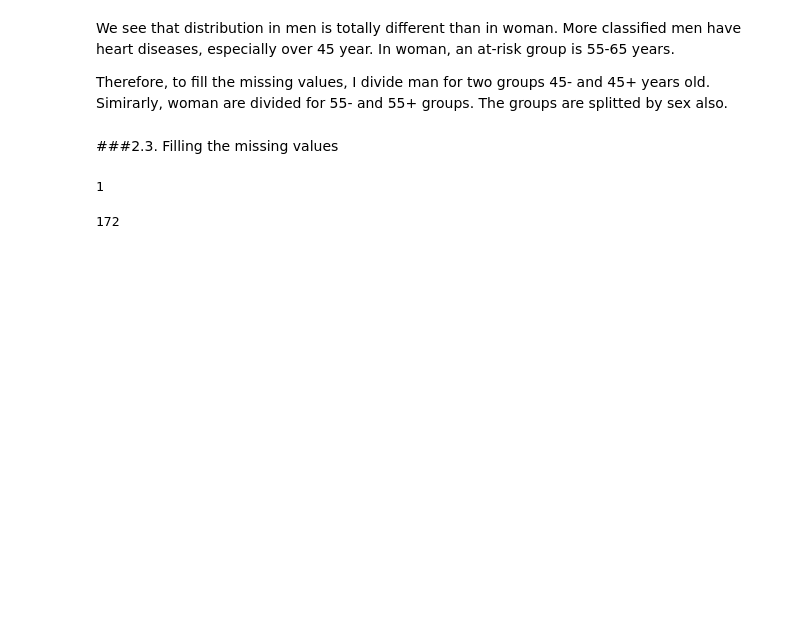
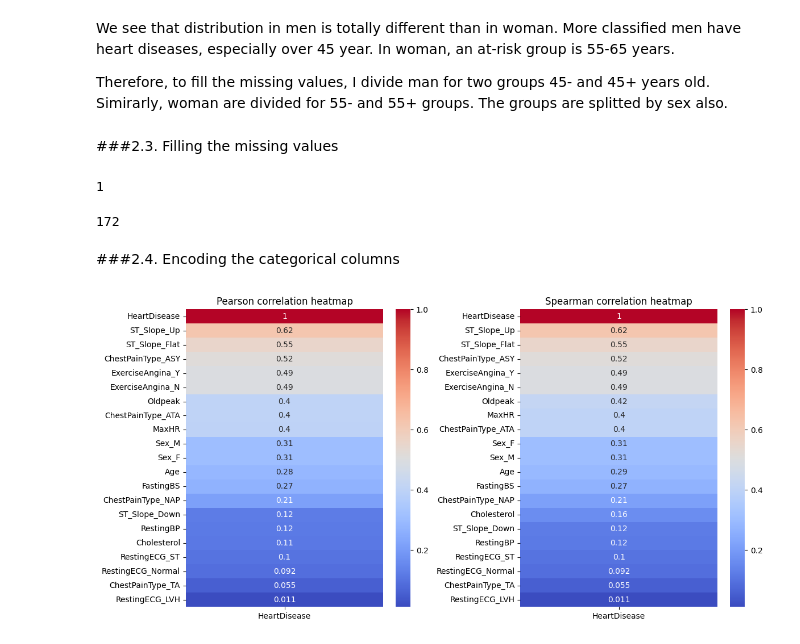
Before and after one commit to Krzesimir13/DataQuest, a Jupyter notebook: heart_disease_ML.ipynb, the cells around one changed output. Drawn from its saved outputs; the diff is of its cells as text; code cells hidden in the pictures; blank space fills up the shorter version.

```diff
--- a/heart_disease_ML.ipynb
+++ b/heart_disease_ML.ipynb
@@ -278,5 +285,28 @@ heart[['RestingBP', 'Cholesterol']] = heart[['RestingBP', 'Cholesterol']].replac
 # %%
-heart[['RestingBP', 'Cholesterol']] = heart.groupby(
-    ['Sex', 'Age', 'HeartDisease'])[['RestingBP', 'Cholesterol']].transform(
-        lambda x: x.fillna('median')
-    )
+heart[['RestingBP', 'Cholesterol']] = heart[['RestingBP', 'Cholesterol']].fillna(
+    heart.groupby(['Sex', 'AgeGroup', 'HeartDisease'])[['RestingBP', 'Cholesterol']].\
+    transform('mean')
+)
+# %% [markdown]
+###2.4. Encoding the categorical columns
+# %%
+heart = heart.drop('AgeGroup', axis=1)
+# %%
+heart_corr = pd.get_dummies(data=heart, columns=categorical_cols, dtype=int)
+# %%
+pearson = heart_corr.corr()[['HeartDisease']].abs().sort_values('HeartDisease',
+                                                        ascending=False)
+spearman = heart_corr.corr(method='spearman')[['HeartDisease']]\
+  .abs().sort_values('HeartDisease', ascending=False)
+# %%
+fig, axes = plt.subplots(1, 2, figsize=(12, 6))
+
+sns.heatmap(pearson, annot=True, cmap='coolwarm', ax=axes[0])
+sns.heatmap(spearman, annot=True, cmap='coolwarm', ax=axes[1])
+axes[0].set_title('Pearson correlation heatmap')
+axes[1].set_title('Spearman correlation heatmap')
+
+plt.tight_layout()
+plt.show()
+# %% [output]
+[figure, added]
```
Also changed, not shown: parts of 27 cells of this notebook.
